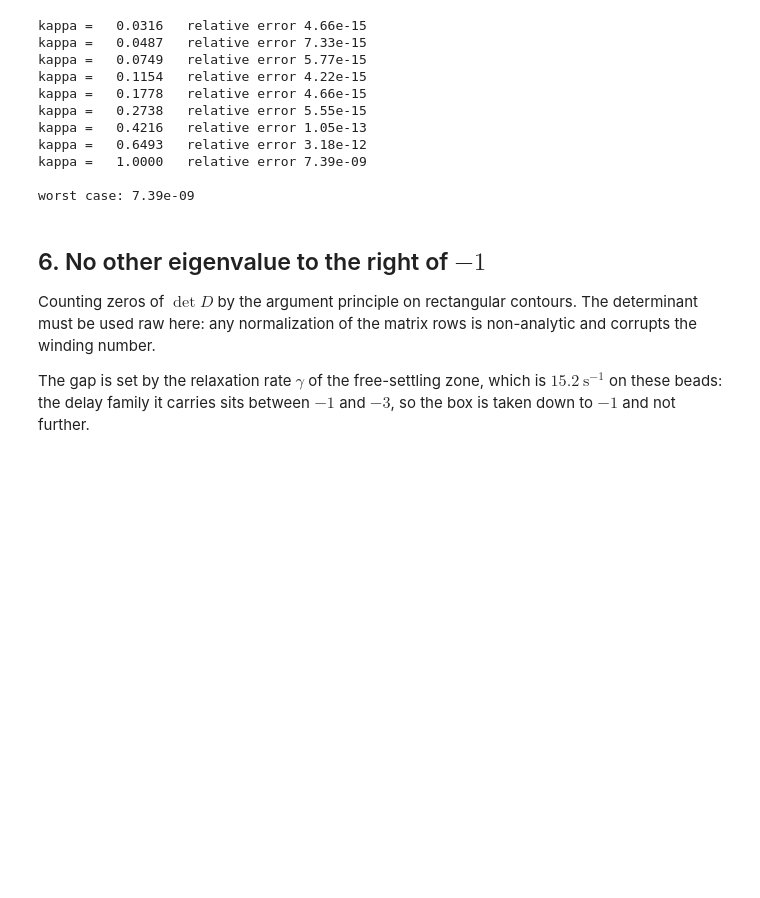
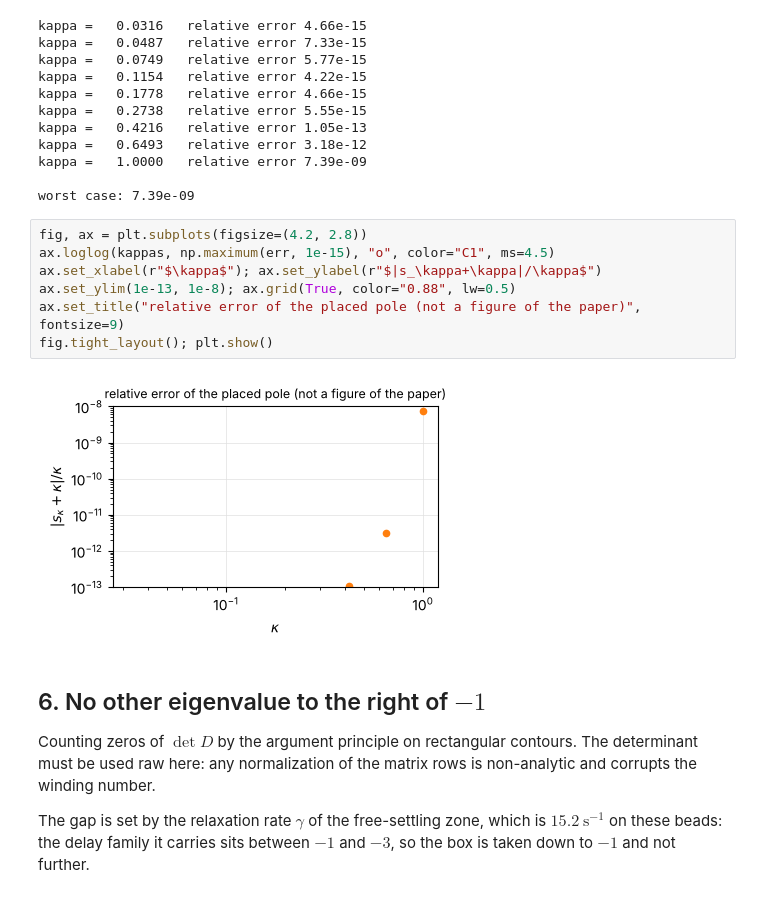
Before and after one commit to Vincent69410/sedimentation-forwarding, a Jupyter notebook: notebooks/worked_example.ipynb, the cells around one changed output. Cells and saved outputs as stored; diff of their text form; blank space fills up the shorter version.

Commit message:
Add files via upload
Figures 3 and 4 in the notebook.

```diff
--- a/notebooks/worked_example.ipynb
+++ b/notebooks/worked_example.ipynb
@@ -220,6 +223,15 @@ kappa =   0.6493   relative error 3.18e-12
 kappa =   1.0000   relative error 7.39e-09
 
 worst case: 7.39e-09
+# %%
+fig, ax = plt.subplots(figsize=(4.2, 2.8))
+ax.loglog(kappas, np.maximum(err, 1e-15), "o", color="C1", ms=4.5)
+ax.set_xlabel(r"$\kappa$"); ax.set_ylabel(r"$|s_\kappa+\kappa|/\kappa$")
+ax.set_ylim(1e-13, 1e-8); ax.grid(True, color="0.88", lw=0.5)
+ax.set_title("relative error of the placed pole (not a figure of the paper)", fontsize=9)
+fig.tight_layout(); plt.show()
+# %% [output]
+[figure, added]
 # %% [markdown]
 ## 6. No other eigenvalue to the right of $-1$
 
```
Also changed, not shown: parts of 10 cells of this notebook, 13 other files.
